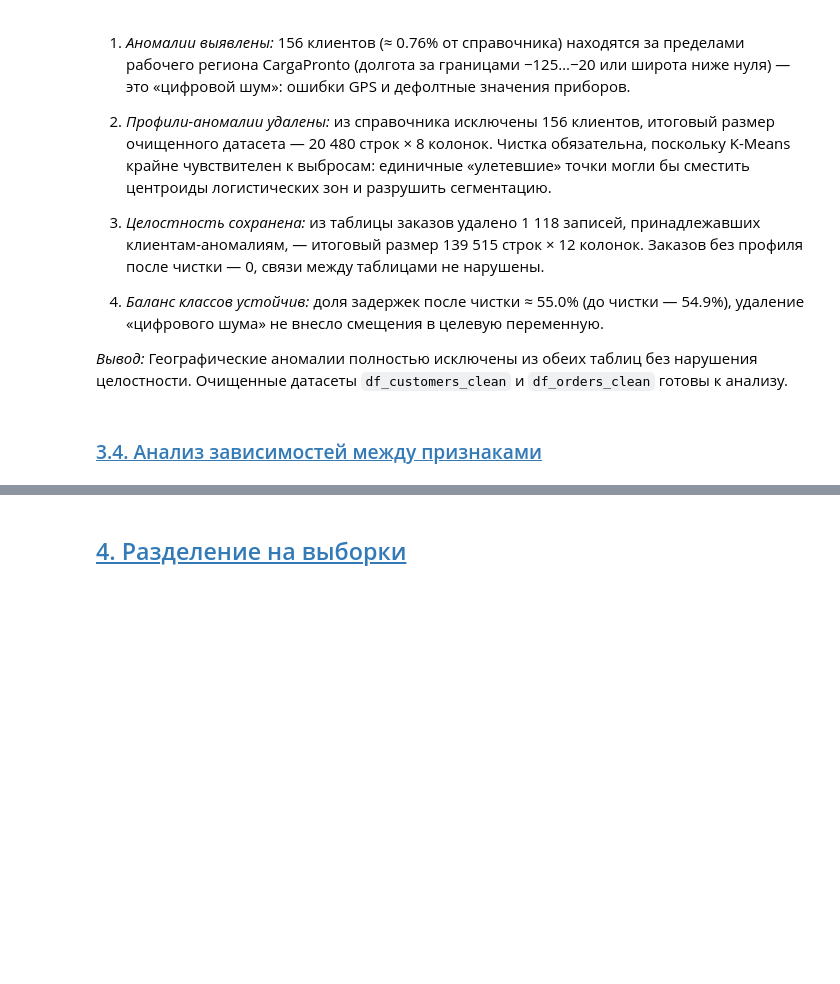
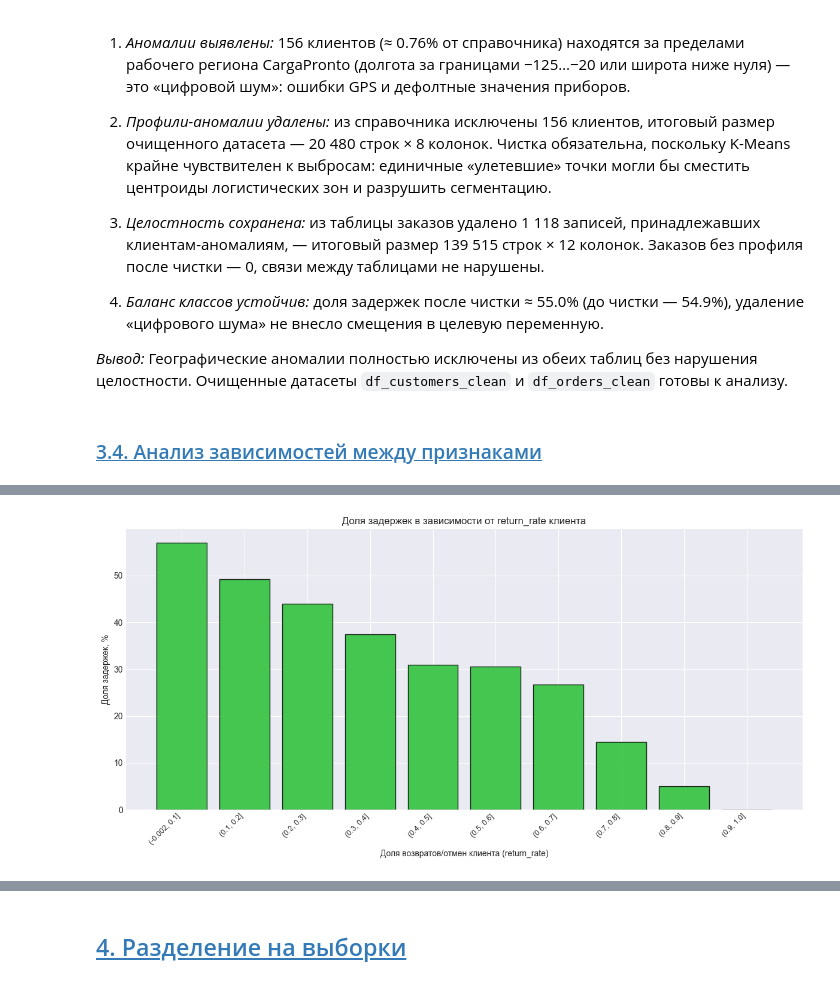
Before and after one commit to MEYakunin/Sprint18_Delivery_Delay_Prediction, a Jupyter notebook: Sprint18_Delivery_Delay_Prediction_Yakunin_Mikl.ipynb, the cells around one changed output, grey strips where cells are left out. Drawn from its saved outputs; the diff is of its cells as text; code cells hidden in the pictures; blank space fills up the shorter version.

```diff
--- a/Sprint18_Delivery_Delay_Prediction_Yakunin_Mikl.ipynb
+++ b/Sprint18_Delivery_Delay_Prediction_Yakunin_Mikl.ipynb
@@ -619,0 +678,21 @@ print(f'Доля задержек после чистки ≈ {risk_rate:.1%}')
+# %%
+# График 2: доля задержек по уровню return_rate клиента
+df_bins = df_eda_merge.copy()
+df_bins['return_rate_bin'] = pd.cut(df_bins['return_rate'], bins=10, include_lowest=True)
+
+rr_stats = (df_bins.groupby('return_rate_bin', observed=False)['late_delivery_risk']
+                  .agg(Доля_задержек='mean', Заказов='count'))
+rr_stats = rr_stats[rr_stats['Заказов'] > 0]          # отбрасываем пустые бины
+
+fig, ax = plt.subplots(figsize=(12, 6))
+ax.bar(range(len(rr_stats)), rr_stats['Доля_задержек'] * 100,
+       color='#27C033', alpha=0.85, edgecolor='black')
+ax.set_xticks(range(len(rr_stats)))
+ax.set_xticklabels([str(b) for b in rr_stats.index], rotation=45, ha='right', fontsize=9)
+ax.set_xlabel('Доля возвратов/отмен клиента (return_rate)')
+ax.set_ylabel('Доля задержек, %')
+ax.set_title('Доля задержек в зависимости от return_rate клиента')
+plt.tight_layout()
+plt.show()
+# %% [output]
+[figure, added]
```
Also changed, not shown: parts of 8 cells of this notebook.
